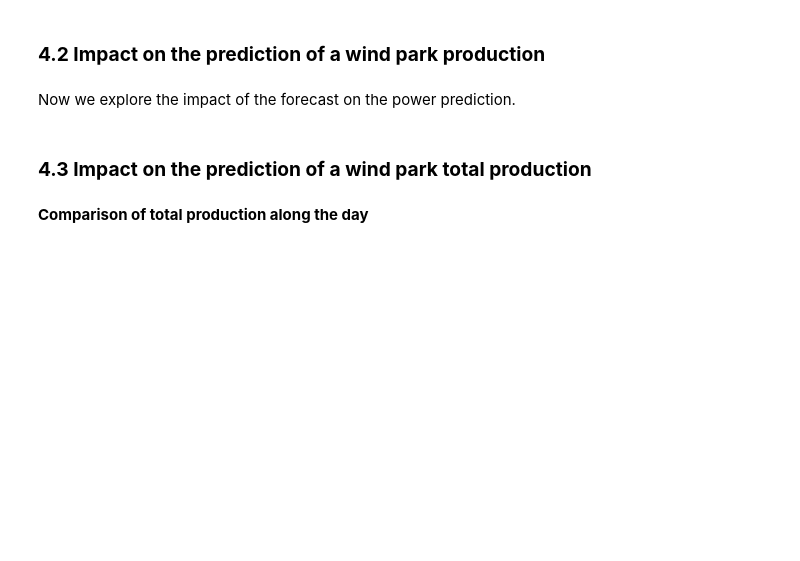
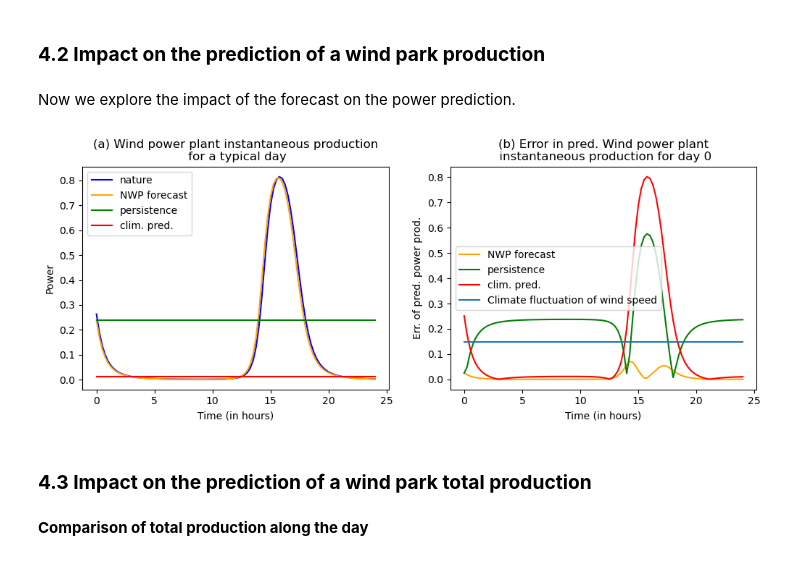
Before and after one commit to opannekoucke/eco-value-weather-forecast, a Jupyter notebook: study_optimization-wind-power-prediction.ipynb, the cells around one changed output. Drawn from its saved outputs; the diff is of its cells as text; code cells hidden in the pictures; blank space fills up the shorter version.

```diff
--- a/study_optimization-wind-power-prediction.ipynb
+++ b/study_optimization-wind-power-prediction.ipynb
@@ -355,34 +412,35 @@ Now we explore the impact of the forecast on the power prediction.
 # %%
 # Wind power prod. : real vs. predicted
 
 wind_power_data = { dynamic: wind_power(wind_data[dynamic]) for dynamic in dynamics }
 
 error_wind_power_data = {
     dynamic:wind_power_data[dynamic] - wind_power_data['nature'] for dynamic in dynamics if dynamic != 'nature'
 }
 
-
 # Comparison of the wind speed prediction versus the observation
 [fig, axes] = plt.subplots(1,2, figsize=(12,4))
 ax1, ax2 = axes
 for key, value in wind_power_data.items():
-    ax1.plot(window_24h, value,label=key)
+    ax1.plot(window_24h, value,label=key, color=color[key])
 ax1.set_xlabel('Time (in hours)')
 ax1.set_ylabel('Power')
 ax1.set_title('(a) Wind power plant instantaneous production\n for a typical day')
 ax1.legend()
 
 # Discepency between real wind speed and its differents predictions.
 
 for key, value in error_wind_power_data.items():
-    ax2.plot(window_24h, value,label=key)
+    ax2.plot(window_24h, np.abs(value),label=key, color=color[key])
 
 ax2.plot([window_24h[k] for k in [0, -1]], 2*(wind_climate_std,),label='Climate fluctuation of wind speed')
 
 ax2.set_xlabel('Time (in hours)')
 ax2.set_ylabel('Err. of pred. power prod.')
 ax2.set_title('(b) Error in pred. Wind power plant\n instantaneous production for day 0')
 ax2.legend();
+# %% [output]
+[figure, added]
 # %% [markdown]
 ### **4.3 Impact on the prediction of a wind park total production**
 # %% [markdown]
```
Also changed, not shown: parts of 44 cells of this notebook, 5 other files.
